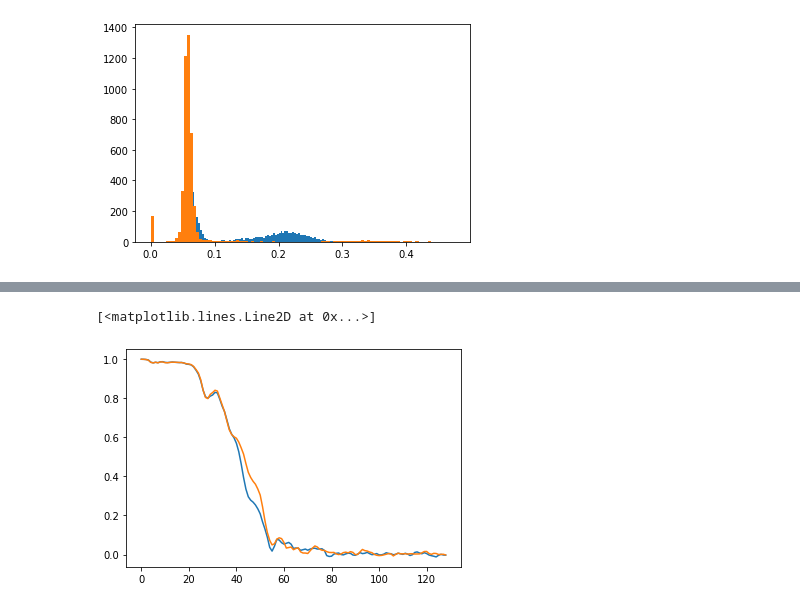
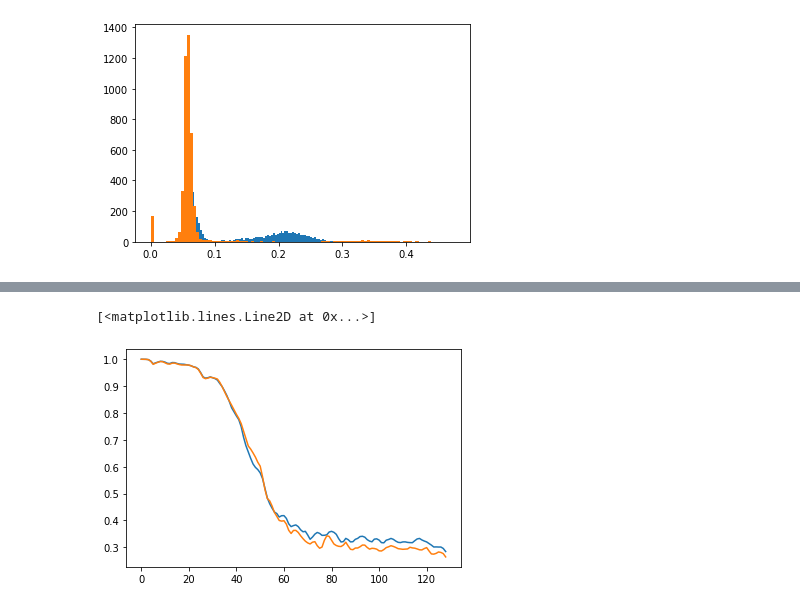
Before and after one commit to rkms86/SUSAN, a Jupyter notebook: +SUSAN/tutorial_01/workflow.ipynb, the cells around one changed output, grey strips where cells are left out. Saved outputs shown, nothing was run; the diff lists cells and outputs as text; code cells hidden in the pictures.

```diff
--- a/+SUSAN/tutorial_01/workflow.ipynb
+++ b/+SUSAN/tutorial_01/workflow.ipynb
@@ -256,7 +278,7 @@ mngr.aligner.set_offset_search(10,1)
 
 lp = 30
 for i in range(1,11):
-    ang_stp = np.arctan2(1,lp)
+    ang_stp = np.rad2deg(np.arctan2(1,lp))
     mngr.aligner.bandpass.lowpass = lp
     if i == 1:
         mngr.aligner.set_angular_search(0,1,0,1)
@@ -314,9 +336,7 @@ mngr.tomogram_file      = 'tomos_b2.tomostxt'
 mngr.list_gpus_ids     = [0]
 mngr.aligner.ctf_correction  = 'cfsc'
 mngr.aligner.allow_drift     = True
-mngr.averager.ctf_correction = 'wiener_ssnr'
-mngr.averager.ssnr.S = 1
-mngr.averager.ssnr.F = 0.2
+mngr.averager.ctf_correction = 'wiener'
 mngr.cc_threshold   = 0.4
 mngr.iteration_type = 3
 # %%
@@ -396,9 +402,7 @@ mngr.tomogram_file      = 'tomos_b1.tomostxt'
 mngr.list_gpus_ids     = [0]
 mngr.aligner.ctf_correction  = 'cfsc'
 mngr.aligner.allow_drift     = True
-mngr.averager.ctf_correction = 'wiener_ssnr'
-mngr.averager.ssnr.S = 1
-mngr.averager.ssnr.F = 0.2
+mngr.averager.ctf_correction = 'wiener'
 mngr.cc_threshold   = 0.9
 mngr.iteration_type = 3
 # %%
@@ -409,7 +413,7 @@ mngr.aligner.set_offset_search(6,1)
 
 lp = 40
 for i in range(1,7):
-    ang_stp = np.arctan2(1,lp)
+    ang_stp = np.rad2deg(np.arctan2(1,lp))
     mngr.aligner.bandpass.lowpass = lp
     if i == 1:
         mngr.aligner.set_angular_search(0,1,0,1)
@@ -438,10 +442,9 @@ Project: prj_004_b1 (Iteration 1)
     - Reference  1:  12.655 angstroms [53 fourier pixels]
 Iteration 6 Finished [Elapsed time: 3292.6 seconds (0:54:52.572072]
 # %%
-_ = napari.view_image(-susan.utils.bandpass(susan.read('prj_004_b1/ite_0006/map_class001.mrc'),52))
-#_ = napari.view_image(-susan.utils.bandpass(susan.read('prj_004_class001.mrc'),50))
+_ = napari.view_image(-susan.utils.bandpass(mngr.get_map(6),52))
 plt.plot( mngr.get_fsc(1) )
 plt.plot( mngr.get_fsc(6) )
 # %% [output]
 [<matplotlib.lines.Line2D at 0x...>]
-[figure, old version]
+[figure, new version]
```
Also changed, not shown: parts of 12 cells of this notebook, 3 other files.
